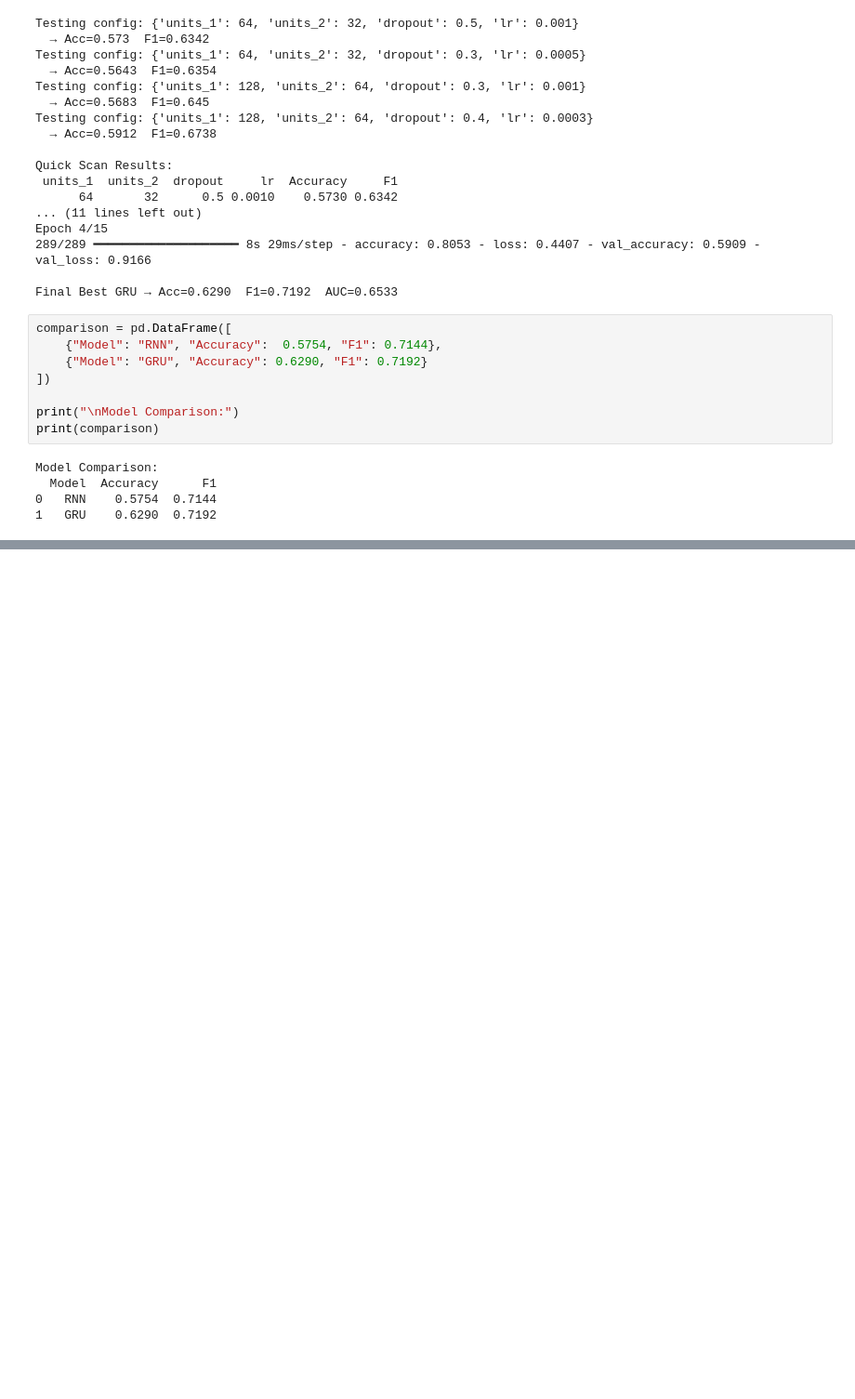
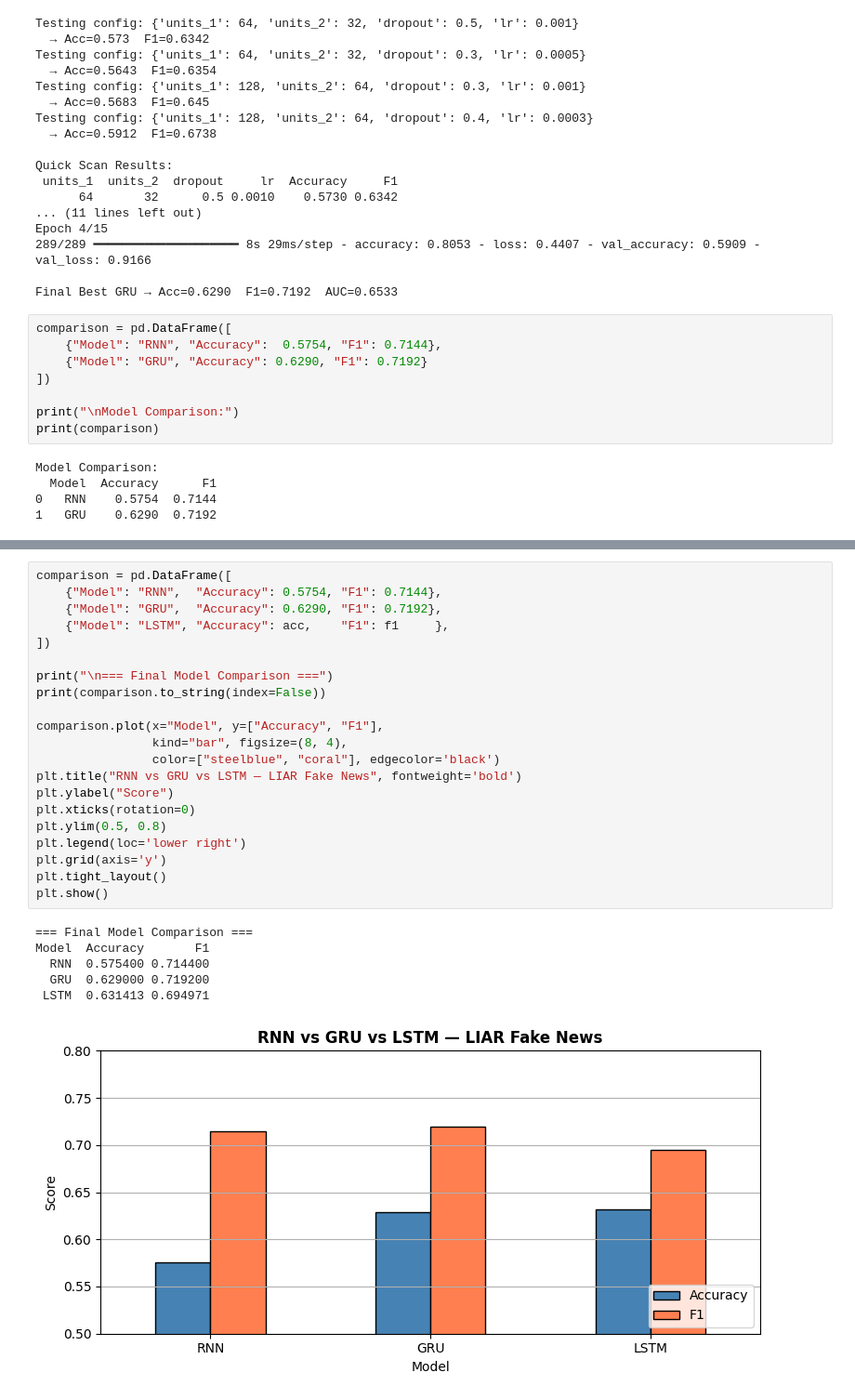
Before and after one commit to Shahd132/Sentiment-Fake-News-Detection, a Jupyter notebook: LastVersion_Fake_News.ipynb, the cells around one changed output, grey strips where cells are left out. Shown at 93% size. Cells and saved outputs as stored; diff of their text form; blank space fills up the shorter version.

```diff
--- a/LastVersion_Fake_News.ipynb
+++ b/LastVersion_Fake_News.ipynb
@@ -1840,0 +2087,28 @@ Model Comparison:
+# %%
+comparison = pd.DataFrame([
+    {"Model": "RNN",  "Accuracy": 0.5754, "F1": 0.7144},
+    {"Model": "GRU",  "Accuracy": 0.6290, "F1": 0.7192},
+    {"Model": "LSTM", "Accuracy": acc,    "F1": f1     },
+])
+
+print("\n=== Final Model Comparison ===")
+print(comparison.to_string(index=False))
+
+comparison.plot(x="Model", y=["Accuracy", "F1"],
+                kind="bar", figsize=(8, 4),
+                color=["steelblue", "coral"], edgecolor='black')
+plt.title("RNN vs GRU vs LSTM — LIAR Fake News", fontweight='bold')
+plt.ylabel("Score")
+plt.xticks(rotation=0)
+plt.ylim(0.5, 0.8)
+plt.legend(loc='lower right')
+plt.grid(axis='y')
+plt.tight_layout()
+plt.show()
+# %% [output]
+=== Final Model Comparison ===
+Model  Accuracy       F1
+  RNN  0.575400 0.714400
+  GRU  0.629000 0.719200
+ LSTM  0.631413 0.694971
+[figure, added]
```
Also changed, not shown: parts of 18 cells of this notebook.
